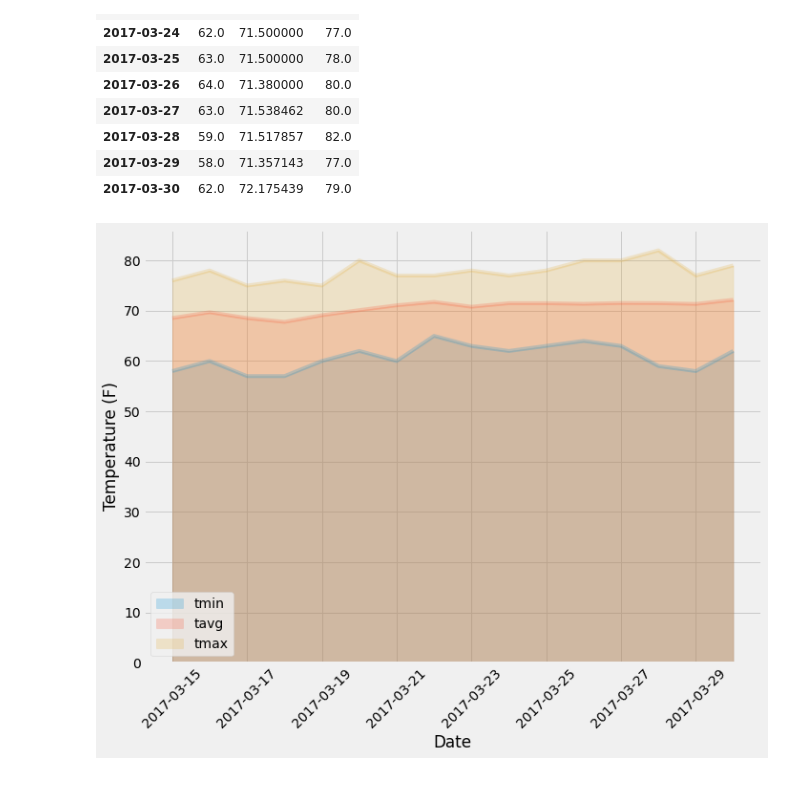
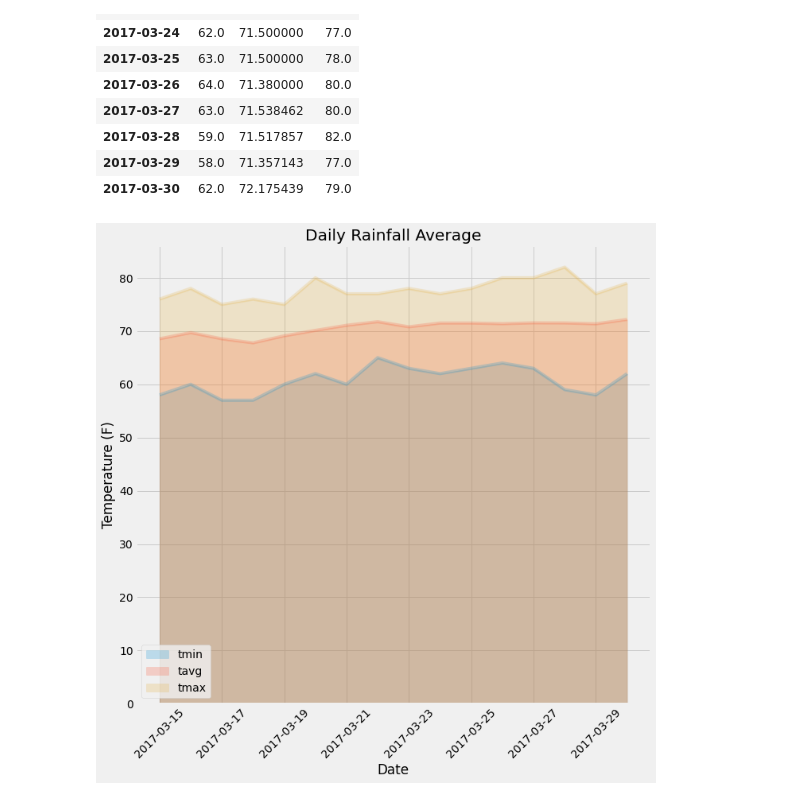
Before and after one commit to jayhjman/sqlalchemy-challenge, a Jupyter notebook: climate.ipynb, the cells around one changed output. Saved outputs shown, nothing was run; the diff lists cells and outputs as text; code cells hidden in the pictures.

```diff
--- a/climate.ipynb
+++ b/climate.ipynb
@@ -421,16 +420,17 @@ normals_df
 | 2017-03-30 | 62.0 | 72.175439 | 79.0 |
 # %%
 # Plot the daily normals as an area plot with `stacked=False`
-ax = normals_df.plot.area(alpha=0.22, stacked=False, rot=45, figsize=(10,8))
+ax = normals_df.plot.area(alpha=0.22, stacked=False, rot=45, figsize=(10,10))
+ax.set_title('Daily Rainfall Average')
 ax.set_ylabel('Temperature (F)')
 ax.set_xlabel('Date')
 ax.legend(loc='lower left')
 ax.grid(True)
+plt.tight_layout()
 plt.savefig("Results/temp_trip_area.png")
-plt.tight_layout()
 plt.show()
 # %% [output]
-[figure, old version]
+[figure, new version]
 # %%
 # close the database session
 session.close()
```
Also changed, not shown: parts of 4 cells of this notebook, 6 other files.
